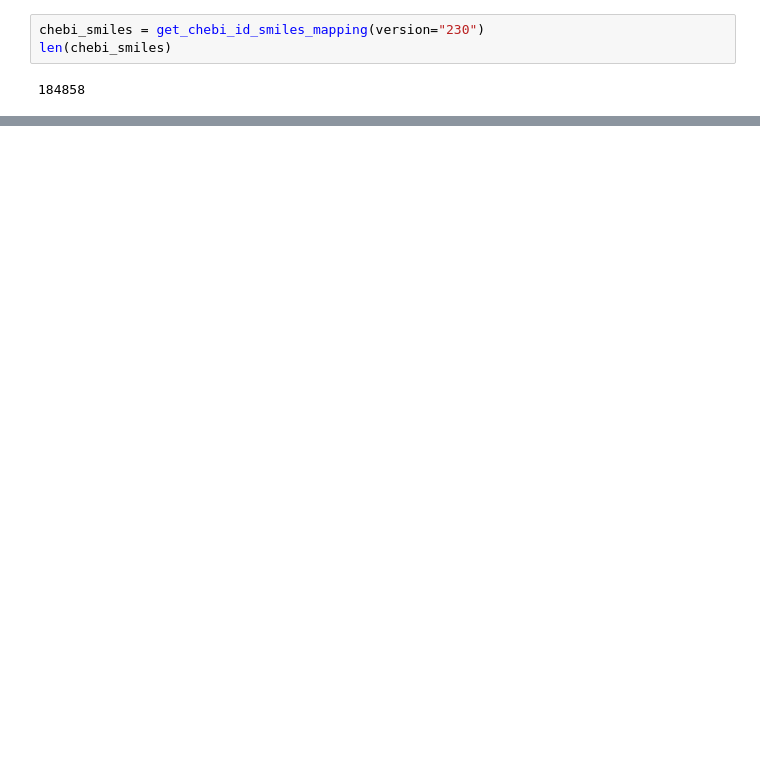
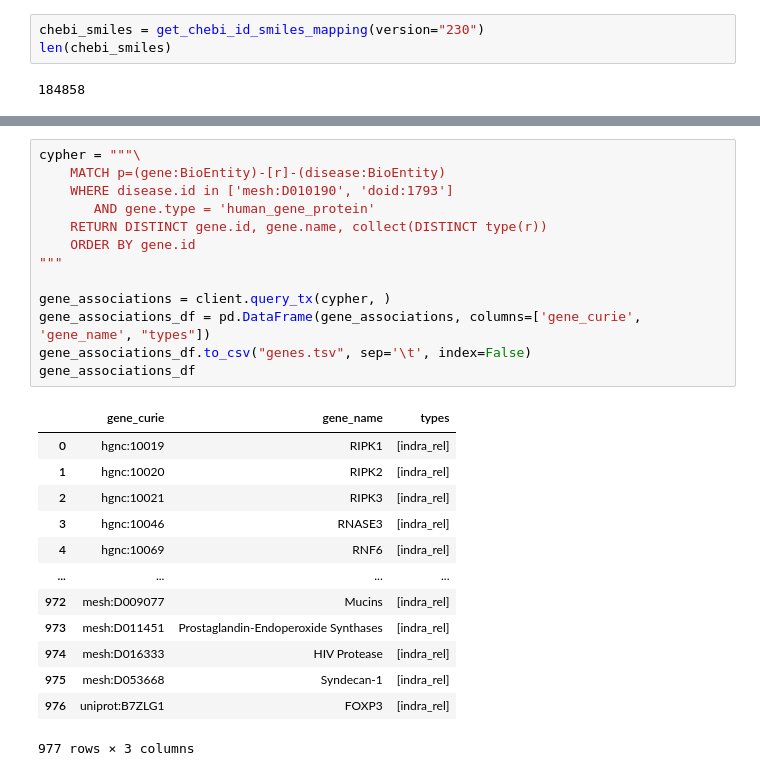
Before and after one commit to gyorilab/indra_cogex, a Jupyter notebook: notebooks/exposures/Pancreatic Cancer Exposures.ipynb, the cells around one changed output, grey strips where cells are left out. Saved outputs shown, nothing was run; the diff lists cells and outputs as text; blank space fills up the shorter version.

Commit message:
Add additional context for genes

```diff
--- a/notebooks/exposures/Pancreatic Cancer Exposures.ipynb
+++ b/notebooks/exposures/Pancreatic Cancer Exposures.ipynb
@@ -17,0 +24,27 @@ INFO: [2024-02-23 11:31:41] indra_cogex.client.neo4j_client - Using configured c
+# %%
+cypher = """\
+    MATCH p=(gene:BioEntity)-[r]-(disease:BioEntity)
+    WHERE disease.id in ['mesh:D010190', 'doid:1793']
+       AND gene.type = 'human_gene_protein'
+    RETURN DISTINCT gene.id, gene.name, collect(DISTINCT type(r))
+    ORDER BY gene.id
+"""
+
+gene_associations = client.query_tx(cypher, )
+gene_associations_df = pd.DataFrame(gene_associations, columns=['gene_curie', 'gene_name', "types"])
+gene_associations_df.to_csv("genes.tsv", sep='\t', index=False)
+gene_associations_df
+# %% [output]
+|  | gene_curie | gene_name | types |
+| 0 | hgnc:10019 | RIPK1 | [indra_rel] |
+| 1 | hgnc:10020 | RIPK2 | [indra_rel] |
+| 2 | hgnc:10021 | RIPK3 | [indra_rel] |
+| 3 | hgnc:10046 | RNASE3 | [indra_rel] |
+| 4 | hgnc:10069 | RNF6 | [indra_rel] |
+| ... | ... | ... | ... |
+| 972 | mesh:D009077 | Mucins | [indra_rel] |
+| 973 | mesh:D011451 | Prostaglandin-Endoperoxide Synthases | [indra_rel] |
+| 974 | mesh:D016333 | HIV Protease | [indra_rel] |
+| 975 | mesh:D053668 | Syndecan-1 | [indra_rel] |
+| 976 | uniprot:B7ZLG1 | FOXP3 | [indra_rel] |
+977 rows × 3 columns
```
Also changed, not shown: parts of 7 cells of this notebook, 2 other files.
